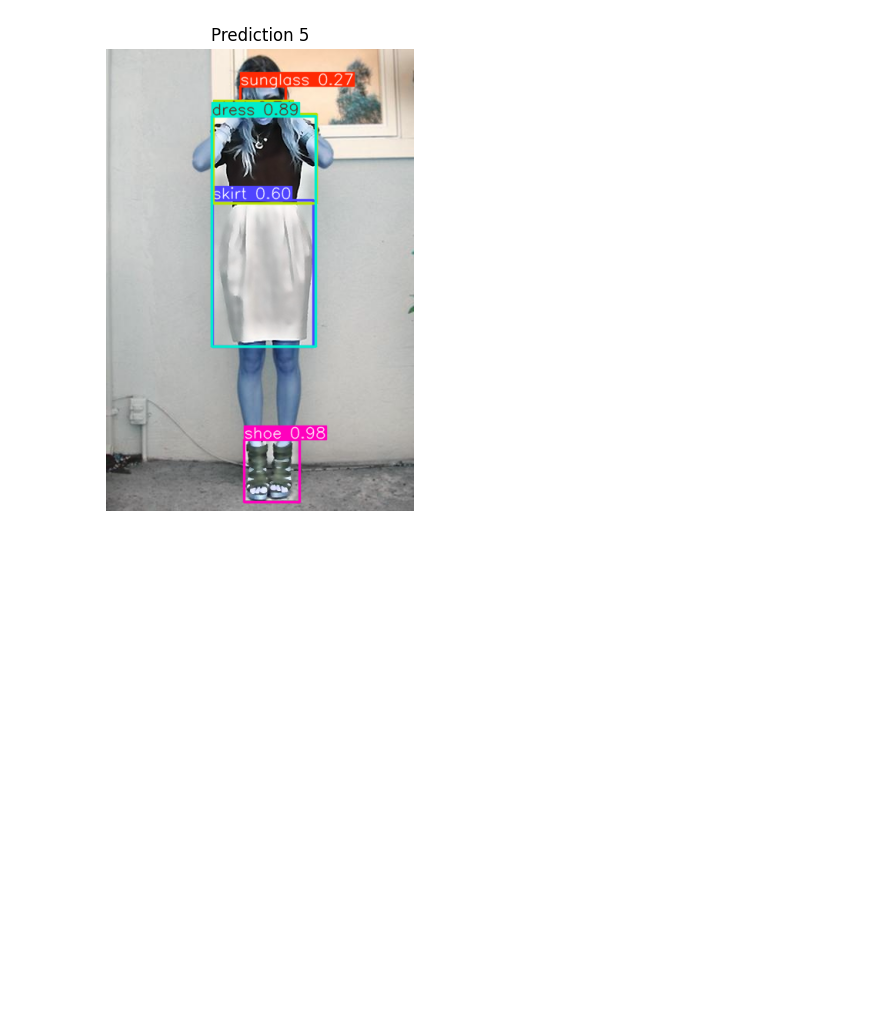
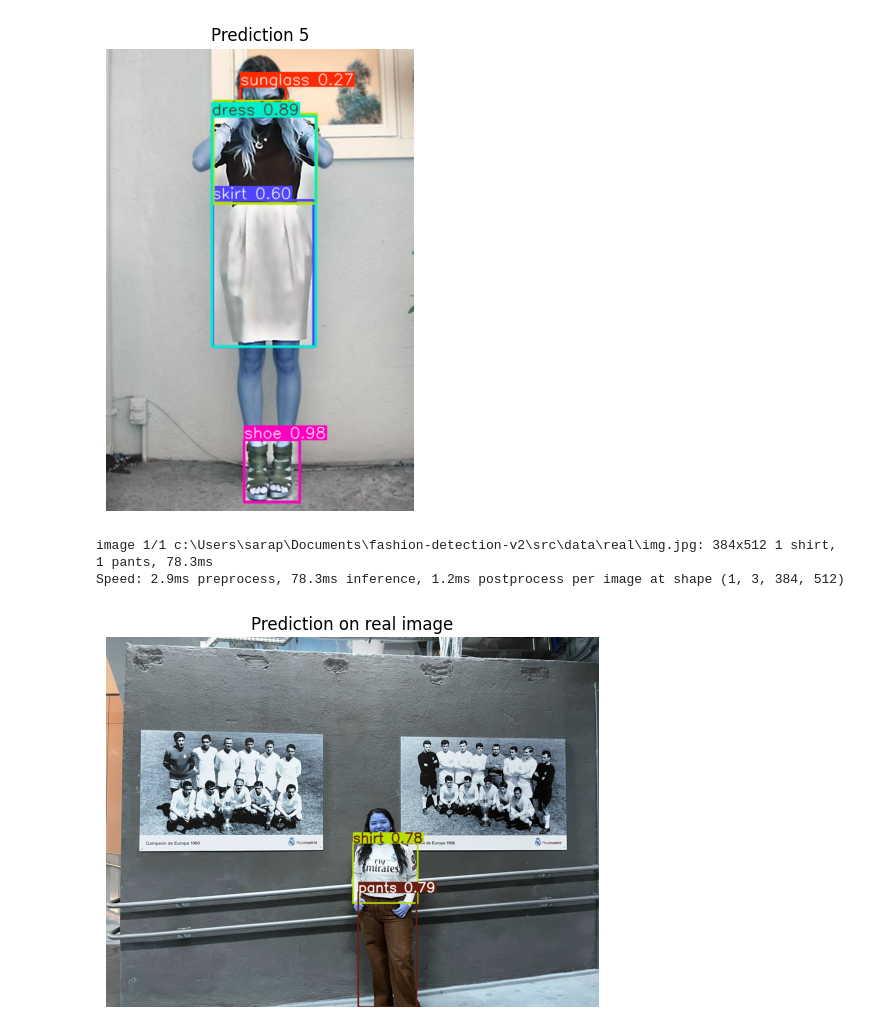
Before and after one commit to MelissaPerez09/fashion-detection-v2, a Jupyter notebook: src/detector.ipynb, the cells around one changed output. Drawn from its saved outputs; the diff is of its cells as text; code cells hidden in the pictures; blank space fills up the shorter version.

Commit message:
feat: prediction on real image

```diff
--- a/src/detector.ipynb
+++ b/src/detector.ipynb
@@ -373,3 +373,11 @@ Speed: 1.8ms preprocess, 85.1ms inference, 1.1ms postprocess per image at shape
 image 1/1 c:\Users\sarap\Documents\fashion-detection-v2\src\data\yolo_dataset\images\val\image_1022.jpg: 512x352 1 sunglass, 1 shirt, 1 skirt, 1 dress, 1 shoe, 70.1ms
 Speed: 1.5ms preprocess, 70.1ms inference, 1.1ms postprocess per image at shape (1, 3, 512, 352)
 [figure]
+# %%
+img_path = Path("data/real/img.jpg")
+result = model.predict(source=str(img_path), conf=0.25)
+plt.imshow(result[0].plot() ); plt.axis("off"); plt.title("Prediction on real image"); plt.show()
+# %% [output]
+image 1/1 c:\Users\sarap\Documents\fashion-detection-v2\src\data\real\img.jpg: 384x512 1 shirt, 1 pants, 78.3ms
+Speed: 2.9ms preprocess, 78.3ms inference, 1.2ms postprocess per image at shape (1, 3, 384, 512)
+[figure, added]
```
